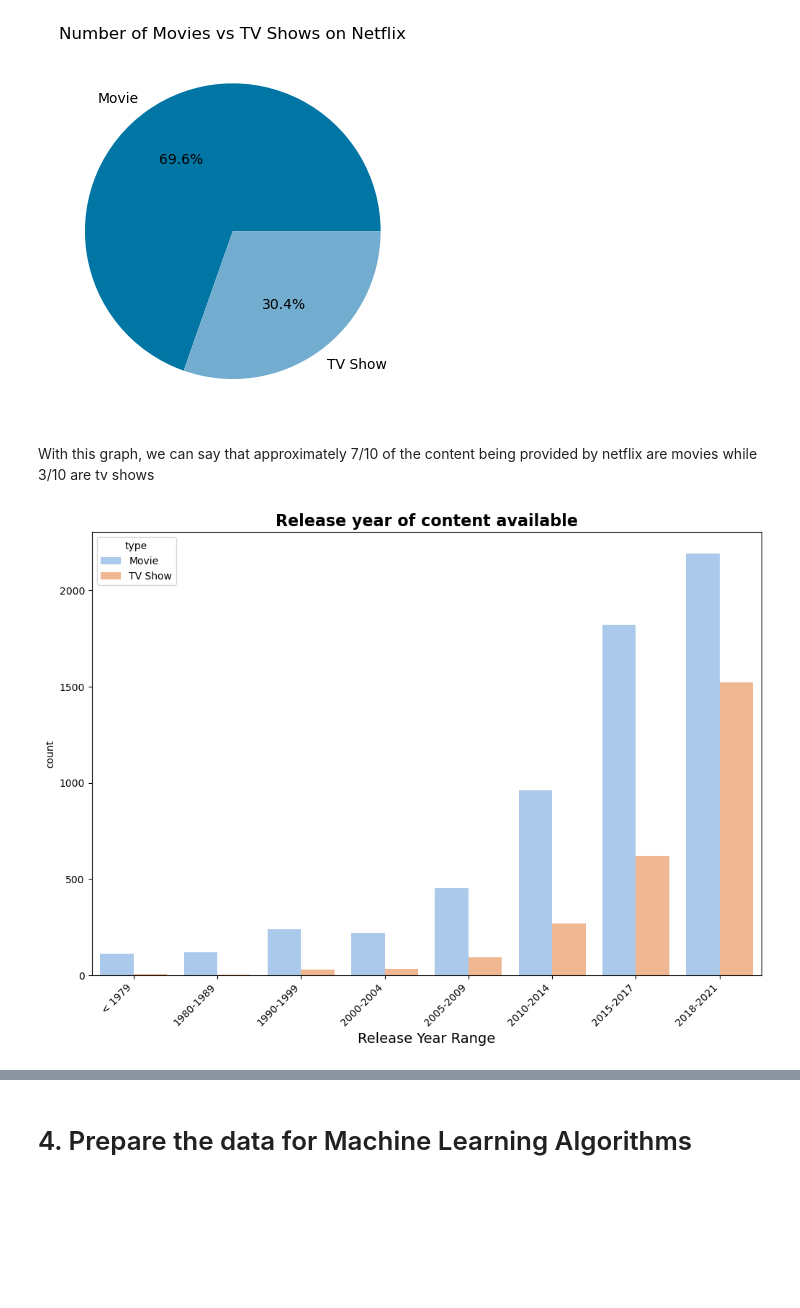
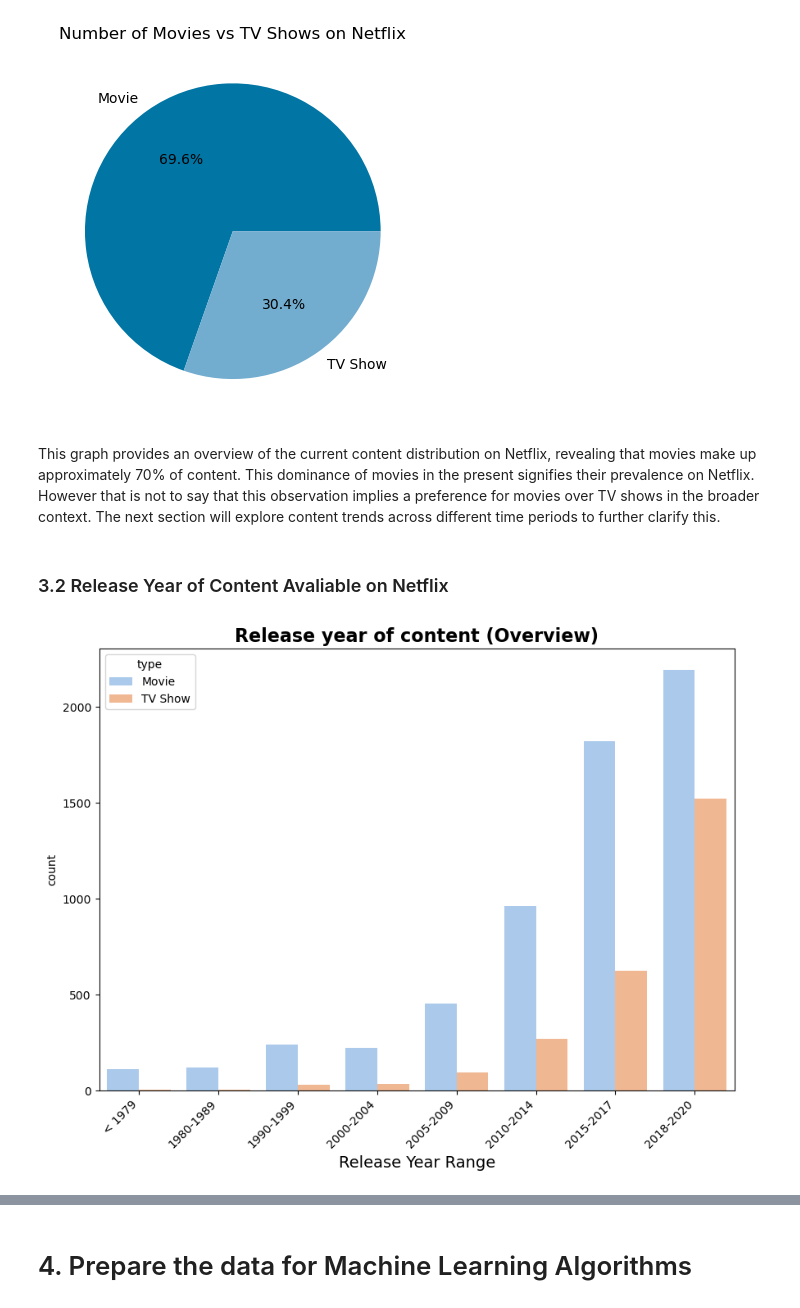
Before and after one commit to samincgs/netflix-show-release-trend-analysis, a Jupyter notebook: final-project.ipynb, the cells around one changed output, grey strips where cells are left out. Cells and saved outputs as stored; diff of their text form; code cells hidden in the pictures; blank space fills up the shorter version.

Commit message:
Completed throrough analysis of graphs relating to release year of netflix movies/tv shows

```diff
--- a/final-project.ipynb
+++ b/final-project.ipynb
@@ -237,33 +243,34 @@ plt.title("Number of Movies vs TV Shows on Netflix")
 plt.show()
 # %% [output]
 [figure]
-# %% [markdown]
-With this graph, we can say that approximately 7/10 of the content being provided by netflix are movies while 3/10 are tv shows
+# %% [markdown]
+This graph provides an overview of the current content distribution on Netflix, revealing that movies make up approximately 70% of content. This dominance of movies in the present signifies their prevalence on Netflix.<br>
+However that is not to say that this observation implies a preference for movies over TV shows in the broader context. The next section will explore content trends across different time periods to further clarify this.
+# %% [markdown]
+### 3.2 Release Year of Content Avaliable on Netflix
 # %%
-plt.figure(figsize=(12, 8))
+plt.figure(figsize=(10, 7))
 # Assuming 'release_year' is a numeric column
 netflix_data_cleaned = netflix_data.dropna(subset=['release_year'])
 
 # Define custom bins for release years
 custom_bins = [0, 1979, 1989, 1999, 2004, 2009, 2014, 2017, 2021]  # Adjust the upper limit as needed
 bin_labels = ["< 1979", "1980-1989", "1990-1999", "2000-2004", "2005-2009", "2010-2014", "2015-2017", "2018-2020"]
 
 # Create a new 'release_year_range' column with custom bins
 netflix_data_cleaned['release_year_range'] = pd.cut(netflix_data_cleaned['release_year'], bins=custom_bins, labels=bin_labels, include_lowest=True)
 
 ax = sns.countplot(
     data=netflix_data_cleaned,
     x="release_year_range",
     hue="type",
     palette="pastel",
     order=bin_labels
 )
+plt.title('Release year of content (Overview)', fontsize=16, fontweight="bold")
+plt.xlabel('Release Year Range', fontsize=14)
+ax.set_xticklabels(ax.get_xticklabels(), rotation=45, horizontalalignment='right') # Rotate x-axis labels for better readability
 
-# Rotate x-axis labels for better readability
-ax.set_xticklabels(ax.get_xticklabels(), rotation=45, horizontalalignment='right')
-
-plt.title('Release year of content available', fontsize=16, fontweight="bold")
-plt.xlabel('Release Year Range', fontsize=14)
 plt.show()
 # %% [output]
-[figure, old version]
+[figure, new version]
```
Also changed, not shown: parts of 11 cells of this notebook.
